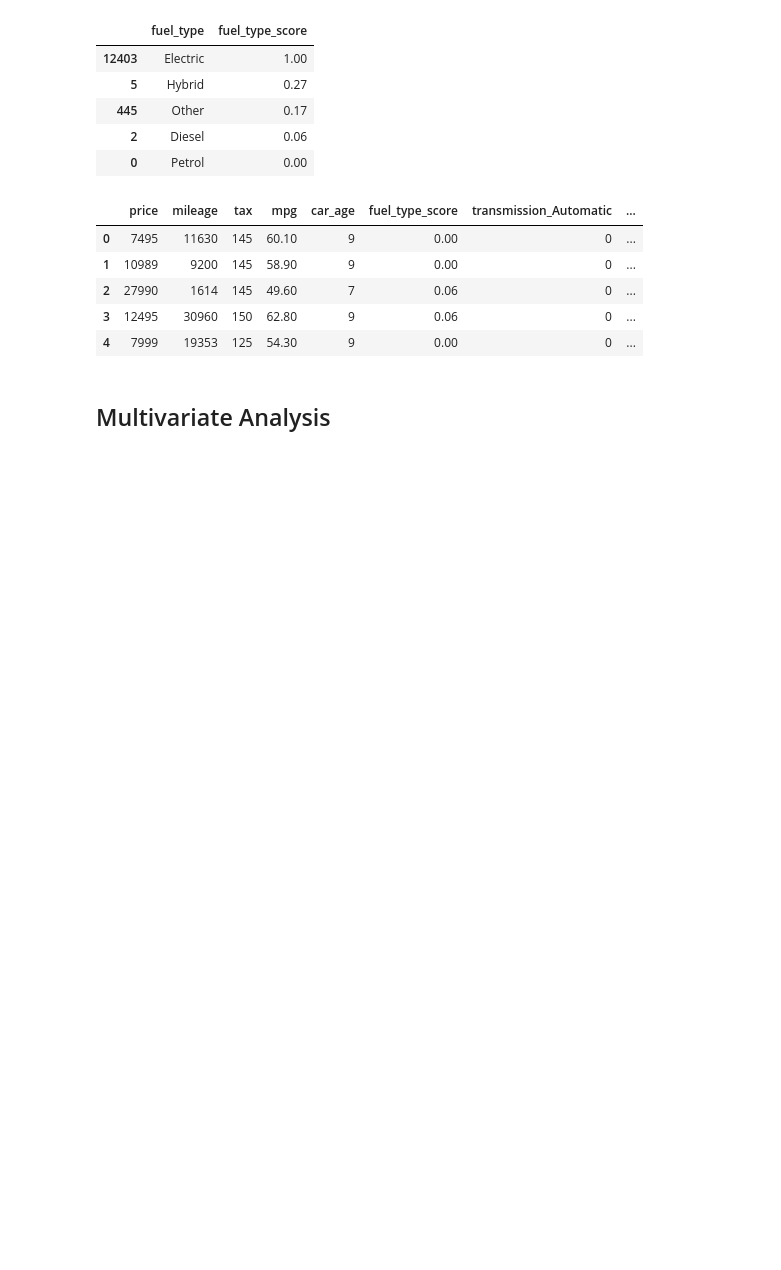
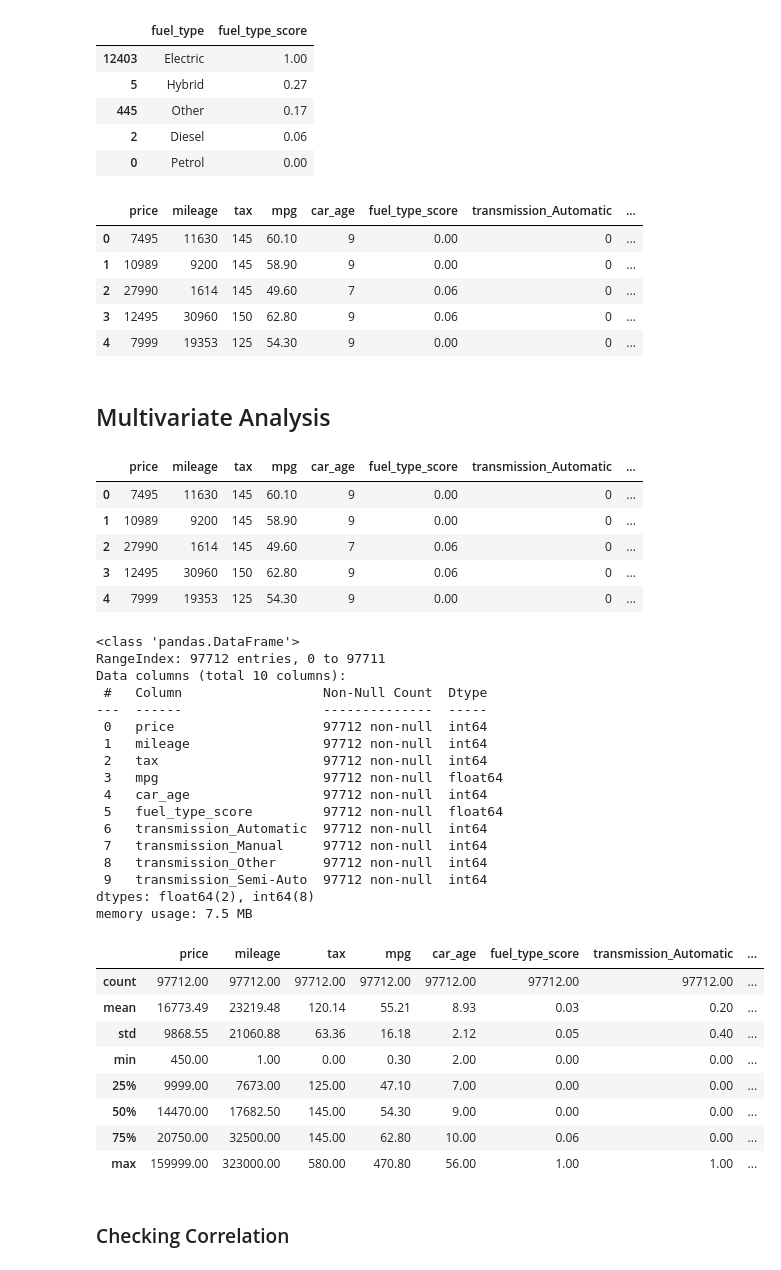
Before and after one commit to TXTEck/DAV_CA1, a Jupyter notebook: notebooks/car_price_analysis.ipynb, the cells around one changed output. Saved outputs shown, nothing was run; the diff lists cells and outputs as text; code cells hidden in the pictures; blank space fills up the shorter version.

```diff
--- a/notebooks/car_price_analysis.ipynb
+++ b/notebooks/car_price_analysis.ipynb
@@ -381,3 +383,57 @@ cars_multi.head()
 | 4 | 7999 | 19353 | 125 | 54.30 | 9 | 0.00 | 0 | ... |
 # %% [markdown]
 ## Multivariate Analysis
+# %%
+# Select variables for multivariate analysis
+cars_multi = cars[[
+    "price",
+    "mileage",
+    "tax",
+    "mpg",
+    "car_age",
+    "fuel_type_score"
+]].copy()
+
+# Add the one-hot encoded transmission variables
+cars_multi = pd.concat([cars_multi, transmission_encoded], axis=1)
+# %%
+display(cars_multi.head())
+
+cars_multi.info()
+
+display(cars_multi.describe())
+# %% [output]
+|  | price | mileage | tax | mpg | car_age | fuel_type_score | transmission_Automatic | ... |
+| 0 | 7495 | 11630 | 145 | 60.10 | 9 | 0.00 | 0 | ... |
+| 1 | 10989 | 9200 | 145 | 58.90 | 9 | 0.00 | 0 | ... |
+| 2 | 27990 | 1614 | 145 | 49.60 | 7 | 0.06 | 0 | ... |
+| 3 | 12495 | 30960 | 150 | 62.80 | 9 | 0.06 | 0 | ... |
+| 4 | 7999 | 19353 | 125 | 54.30 | 9 | 0.00 | 0 | ... |
+<class 'pandas.DataFrame'>
+RangeIndex: 97712 entries, 0 to 97711
+Data columns (total 10 columns):
+ #   Column                  Non-Null Count  Dtype
+---  ------                  --------------  -----
+ 0   price                   97712 non-null  int64
+ 1   mileage                 97712 non-null  int64
+ 2   tax                     97712 non-null  int64
+ 3   mpg                     97712 non-null  float64
+ 4   car_age                 97712 non-null  int64
+ 5   fuel_type_score         97712 non-null  float64
+ 6   transmission_Automatic  97712 non-null  int64
+ 7   transmission_Manual     97712 non-null  int64
+ 8   transmission_Other      97712 non-null  int64
+ 9   transmission_Semi-Auto  97712 non-null  int64
+dtypes: float64(2), int64(8)
+memory usage: 7.5 MB
+|  | price | mileage | tax | mpg | car_age | fuel_type_score | transmission_Automatic | ... |
+| count | 97712.00 | 97712.00 | 97712.00 | 97712.00 | 97712.00 | 97712.00 | 97712.00 | ... |
+| mean | 16773.49 | 23219.48 | 120.14 | 55.21 | 8.93 | 0.03 | 0.20 | ... |
+| std | 9868.55 | 21060.88 | 63.36 | 16.18 | 2.12 | 0.05 | 0.40 | ... |
+| min | 450.00 | 1.00 | 0.00 | 0.30 | 2.00 | 0.00 | 0.00 | ... |
+| 25% | 9999.00 | 7673.00 | 125.00 | 47.10 | 7.00 | 0.00 | 0.00 | ... |
+| 50% | 14470.00 | 17682.50 | 145.00 | 54.30 | 9.00 | 0.00 | 0.00 | ... |
+| 75% | 20750.00 | 32500.00 | 145.00 | 62.80 | 10.00 | 0.06 | 0.00 | ... |
+| max | 159999.00 | 323000.00 | 580.00 | 470.80 | 56.00 | 1.00 | 1.00 | ... |
+# %% [markdown]
+### Checking Correlation
```
Also changed, not shown: parts of 7 cells of this notebook.
